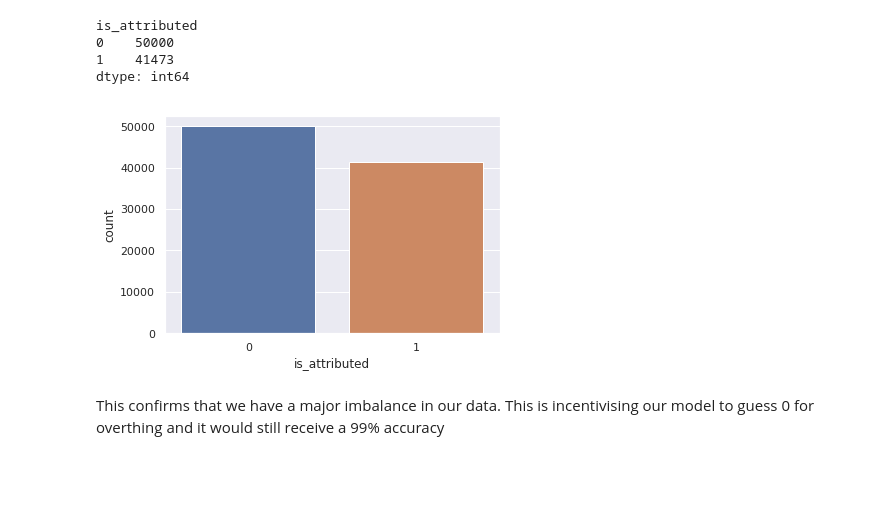
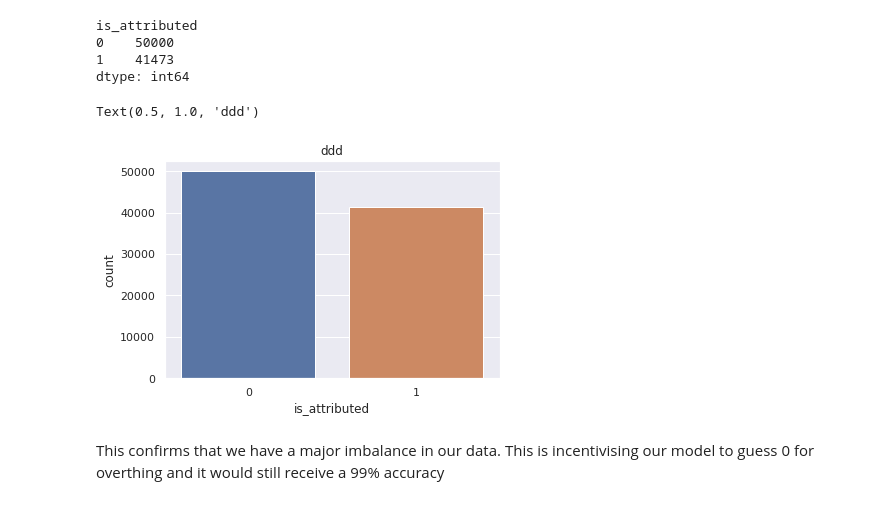
Before and after one commit to catherinelee274/fraud_detection, a Jupyter notebook: main.ipynb, the cells around one changed output. Saved outputs shown, nothing was run; the diff lists cells and outputs as text; code cells hidden in the pictures; blank space fills up the shorter version.

```diff
--- a/main.ipynb
+++ b/main.ipynb
@@ -170,10 +172,12 @@ dtype: int64
 # %%
 # Count of Fraudulent vs Non-Fraudulent
 import seaborn as sns
 sns.set(style="darkgrid")
 ax = sns.countplot(x="is_attributed", data=data)
+plt.title("ddd")
 # %% [output]
+Text(0.5, 1.0, 'ddd')
-[figure, old version]
+[figure, new version]
 # %% [markdown]
 This confirms that we have a major imbalance in our data. This is incentivising our model to guess 0 for overthing and it would still receive a 99% accuracy
 # %%
```
Also changed, not shown: parts of 14 cells of this notebook, 2 other files.
